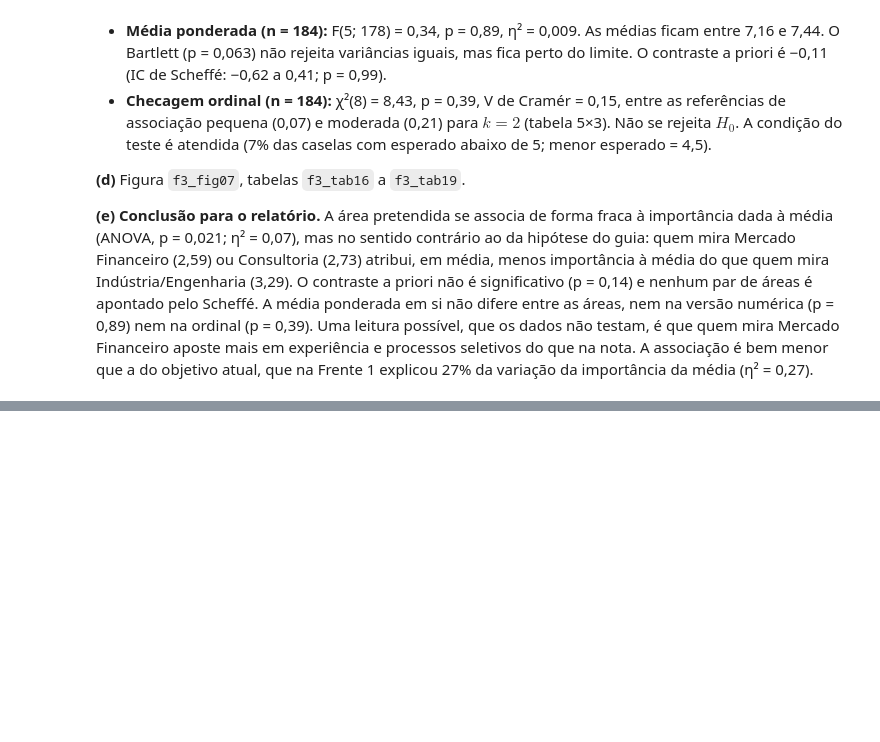
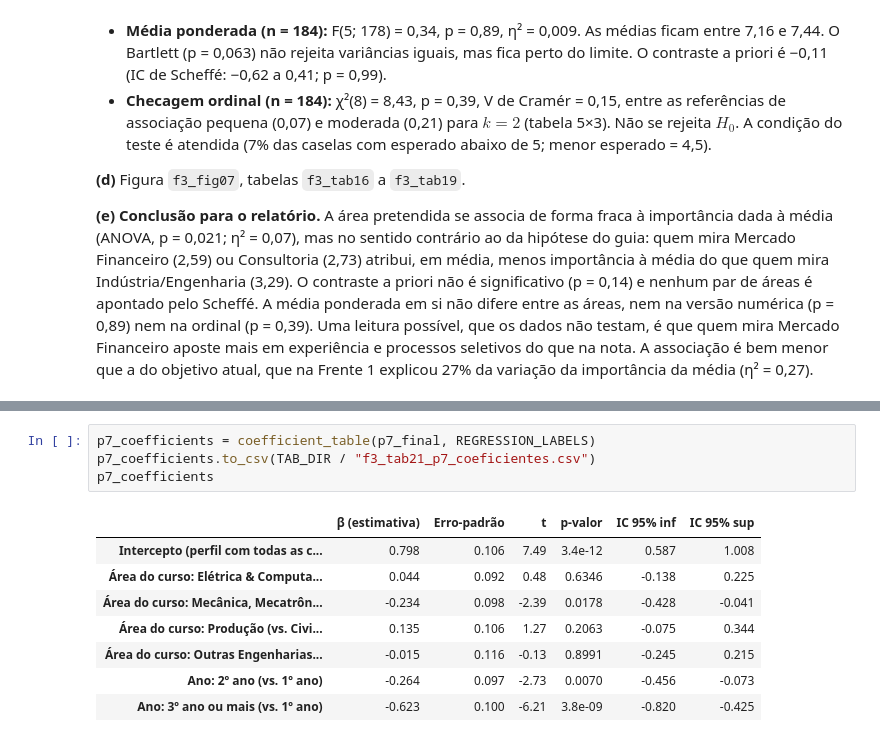
Before and after one commit to psallescard/estudo-grupos-de-extensao, a Jupyter notebook: notebooks/02_Carreira_Trajetoria_Objetivos.ipynb, the cells around one changed output, grey strips where cells are left out. Drawn from its saved outputs; the diff is of its cells as text; blank space fills up the shorter version.

```diff
--- a/notebooks/02_Carreira_Trajetoria_Objetivos.ipynb
+++ b/notebooks/02_Carreira_Trajetoria_Objetivos.ipynb
@@ -550,0 +618,13 @@ p6_ordinal_result
+# %%
+p7_coefficients = coefficient_table(p7_final, REGRESSION_LABELS)
+p7_coefficients.to_csv(TAB_DIR / "f3_tab21_p7_coeficientes.csv")
+p7_coefficients
+# %% [output]
+|  | β (estimativa) | Erro-padrão | t | p-valor | IC 95% inf | IC 95% sup |
+| Intercepto (perfil com todas as c... | 0.798 | 0.106 | 7.49 | 3.4e-12 | 0.587 | 1.008 |
+| Área do curso: Elétrica & Computa... | 0.044 | 0.092 | 0.48 | 0.6346 | -0.138 | 0.225 |
+| Área do curso: Mecânica, Mecatrôn... | -0.234 | 0.098 | -2.39 | 0.0178 | -0.428 | -0.041 |
+| Área do curso: Produção (vs. Civi... | 0.135 | 0.106 | 1.27 | 0.2063 | -0.075 | 0.344 |
+| Área do curso: Outras Engenharias... | -0.015 | 0.116 | -0.13 | 0.8991 | -0.245 | 0.215 |
+| Ano: 2º ano (vs. 1º ano) | -0.264 | 0.097 | -2.73 | 0.0070 | -0.456 | -0.073 |
+| Ano: 3º ano ou mais (vs. 1º ano) | -0.623 | 0.100 | -6.21 | 3.8e-09 | -0.820 | -0.425 |
```
Also changed, not shown: parts of 6 cells of this notebook, 5 other files.
